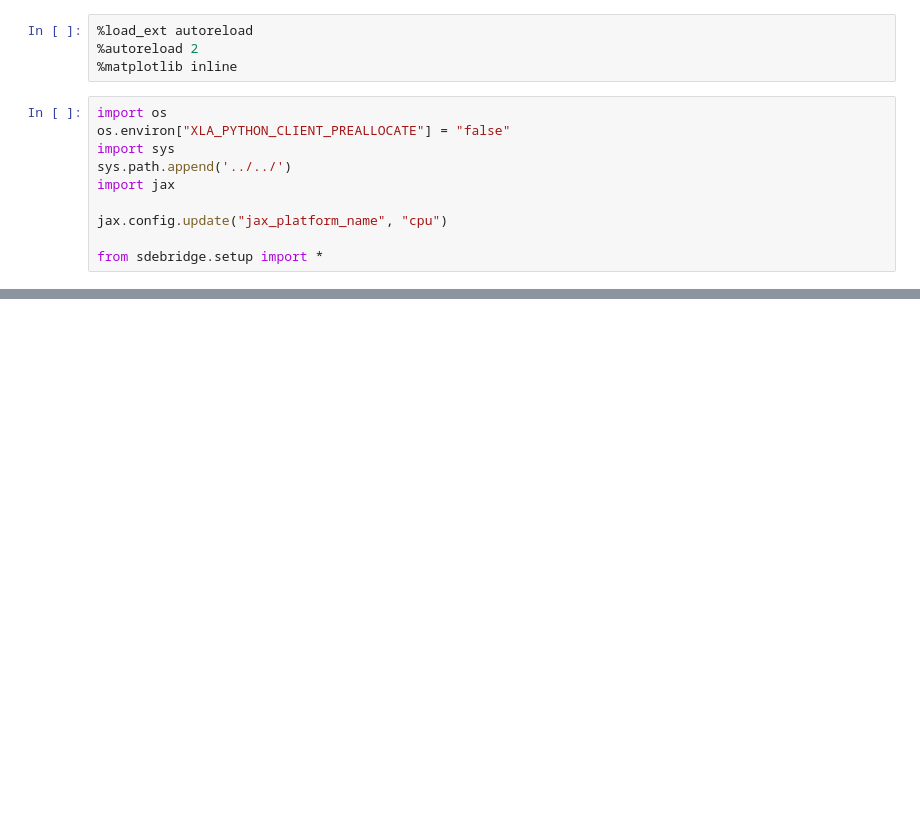
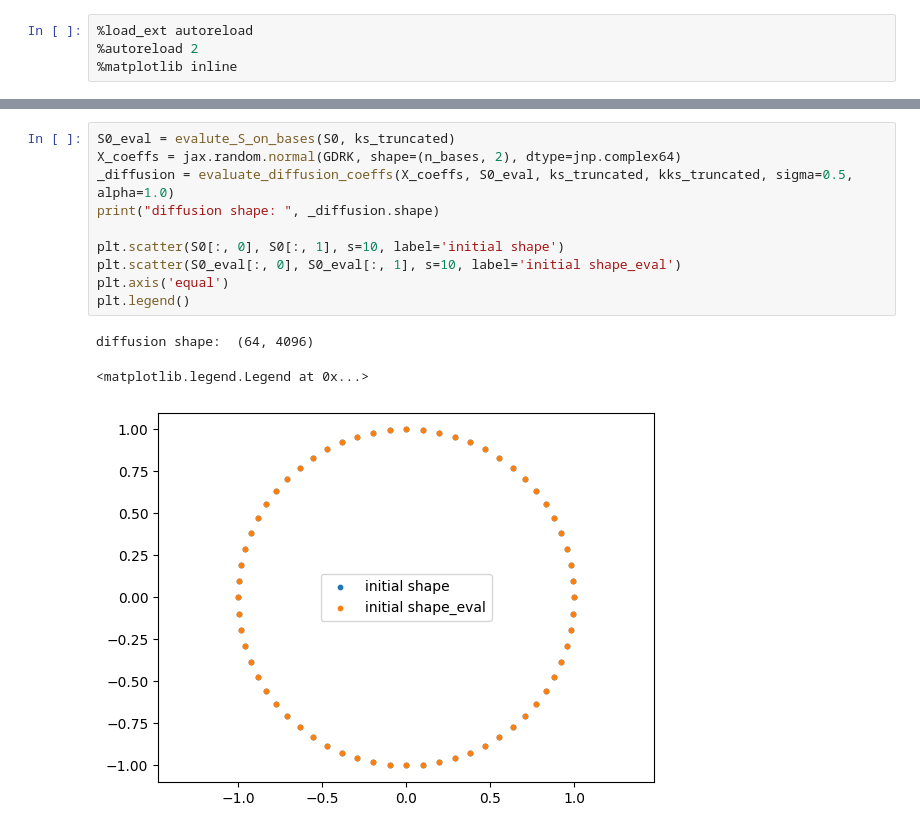
Before and after one commit to libbylbaker/infsdebridge, a Jupyter notebook: sdebridge/notebooks/gaussian_Q_bridge_fft.ipynb, the cells around one changed output, grey strips where cells are left out. Saved outputs shown, nothing was run; the diff lists cells and outputs as text; blank space fills up the shorter version.

```diff
--- a/sdebridge/notebooks/gaussian_Q_bridge_fft.ipynb
+++ b/sdebridge/notebooks/gaussian_Q_bridge_fft.ipynb
@@ -2,13 +2,3 @@
 %load_ext autoreload
 %autoreload 2
 %matplotlib inline
-# %%
-import os
-os.environ["XLA_PYTHON_CLIENT_PREALLOCATE"] = "false"
-import sys
-sys.path.append('../../')
-import jax
-
-jax.config.update("jax_platform_name", "cpu")
-
-from sdebridge.setup import *
@@ -184,0 +231,14 @@ plt.axis('equal')
+# %%
+S0_eval = evalute_S_on_bases(S0, ks_truncated)
+X_coeffs = jax.random.normal(GDRK, shape=(n_bases, 2), dtype=jnp.complex64)
+_diffusion = evaluate_diffusion_coeffs(X_coeffs, S0_eval, ks_truncated, kks_truncated, sigma=0.5, alpha=1.0)
+print("diffusion shape: ", _diffusion.shape)
+
+plt.scatter(S0[:, 0], S0[:, 1], s=10, label='initial shape')
+plt.scatter(S0_eval[:, 0], S0_eval[:, 1], s=10, label='initial shape_eval')
+plt.axis('equal')
+plt.legend()
+# %% [output]
+diffusion shape:  (64, 4096)
+<matplotlib.legend.Legend at 0x...>
+[figure, added]
```
Also changed, not shown: parts of 46 cells of this notebook, 2 other files.
